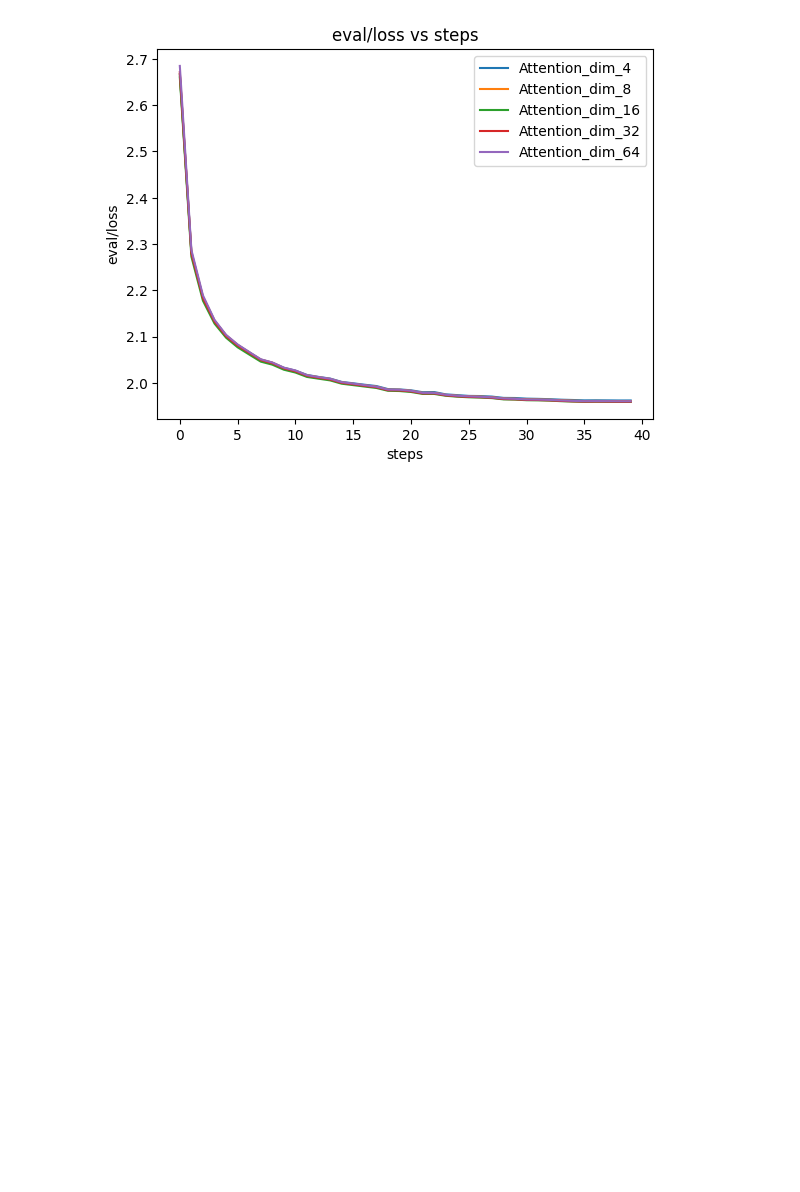
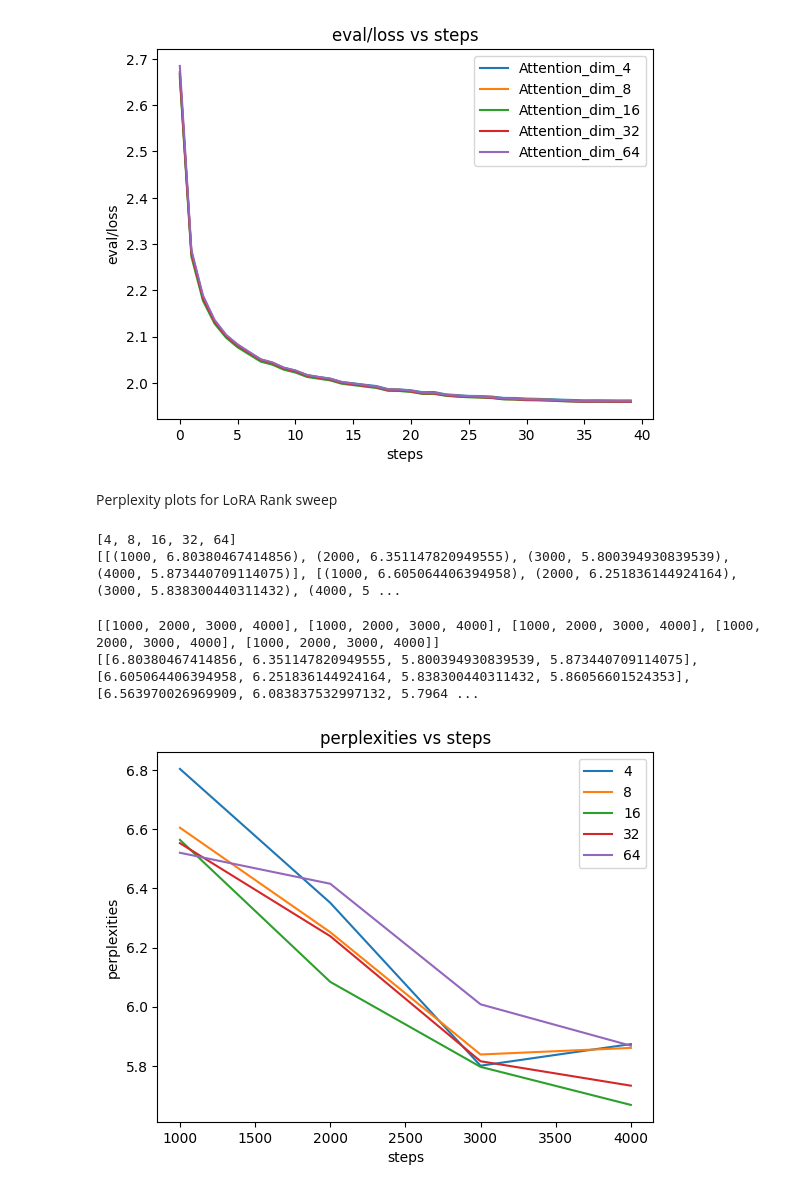
Before and after one commit to webs8328/YodaNLP, a Jupyter notebook: gpt_code/Plotting.ipynb, the cells around one changed output. Saved outputs shown, nothing was run; the diff lists cells and outputs as text; code cells hidden in the pictures; blank space fills up the shorter version.

Commit message:
perp plots

```diff
--- a/gpt_code/Plotting.ipynb
+++ b/gpt_code/Plotting.ipynb
@@ -22,3 +23,38 @@ pu.Plotter.plot_exps(tests, 'eval/loss')
 #     curr_plotter.plot_scalars(['eval/loss'])
 # %% [output]
 [figure]
+# %% [markdown]
+Perplexity plots for LoRA Rank sweep
+# %%
+perps = [(4, [(1000, 6.80380467414856), (2000, 6.351147820949555), (3000, 5.800394930839539), (4000, 5.873440709114075)]), (8, [(1000, 6.605064406394958), (2000, 6.251836144924164), (3000, 5.838300440311432), (4000, 5.86056601524353)]), (16, [(1000, 6.563970026969909), (2000, 6.083837532997132), (3000, 5.7964745926856995), (4000, 5.66779155254364)]), (32, [(1000, 6.552771639823914), (2000, 6.238331310749054), (3000, 5.815477633476258), (4000, 5.732893242835998)]), (64, [(1000, 6.520307052135467), (2000, 6.415595407485962), (3000, 6.007957718372345), (4000, 5.867990930080413)])]
+
+ranks = [entry[0] for entry in perps]
+data = [entry[1] for entry in perps]
+print(ranks)
+print(data)
+# %% [output]
+[4, 8, 16, 32, 64]
+[[(1000, 6.80380467414856), (2000, 6.351147820949555), (3000, 5.800394930839539), (4000, 5.873440709114075)], [(1000, 6.605064406394958), (2000, 6.251836144924164), (3000, 5.838300440311432), (4000, 5 ...
+# %%
+steps = []
+vals = []
+for entry in data:
+    steps.append([sub_entry[0] for sub_entry in entry])
+    vals.append([sub_entry[1] for sub_entry in entry])
+
+print(steps)
+print(vals)
+# %% [output]
+[[1000, 2000, 3000, 4000], [1000, 2000, 3000, 4000], [1000, 2000, 3000, 4000], [1000, 2000, 3000, 4000], [1000, 2000, 3000, 4000]]
+[[6.80380467414856, 6.351147820949555, 5.800394930839539, 5.873440709114075], [6.605064406394958, 6.251836144924164, 5.838300440311432, 5.86056601524353], [6.563970026969909, 6.083837532997132, 5.7964 ...
+# %%
+for i in range(len(steps)):
+    plt.plot(steps[i], vals[i], label=ranks[i])
+
+plt.legend()
+plt.title("perplexities vs steps")
+plt.ylabel("perplexities")
+plt.xlabel("steps")
+plt.show()
+# %% [output]
+[figure, added]
```
Also changed, not shown: parts of 1 cell of this notebook.
